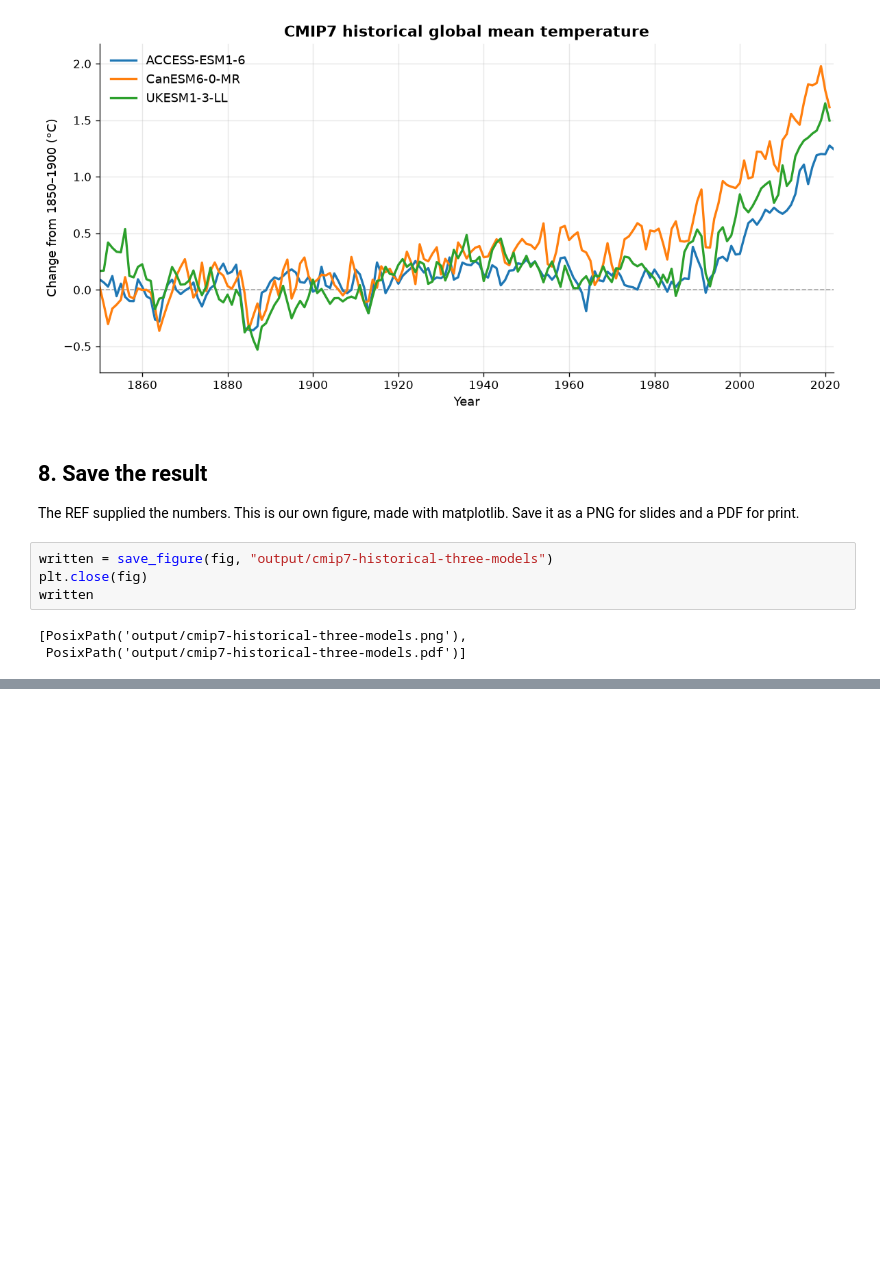
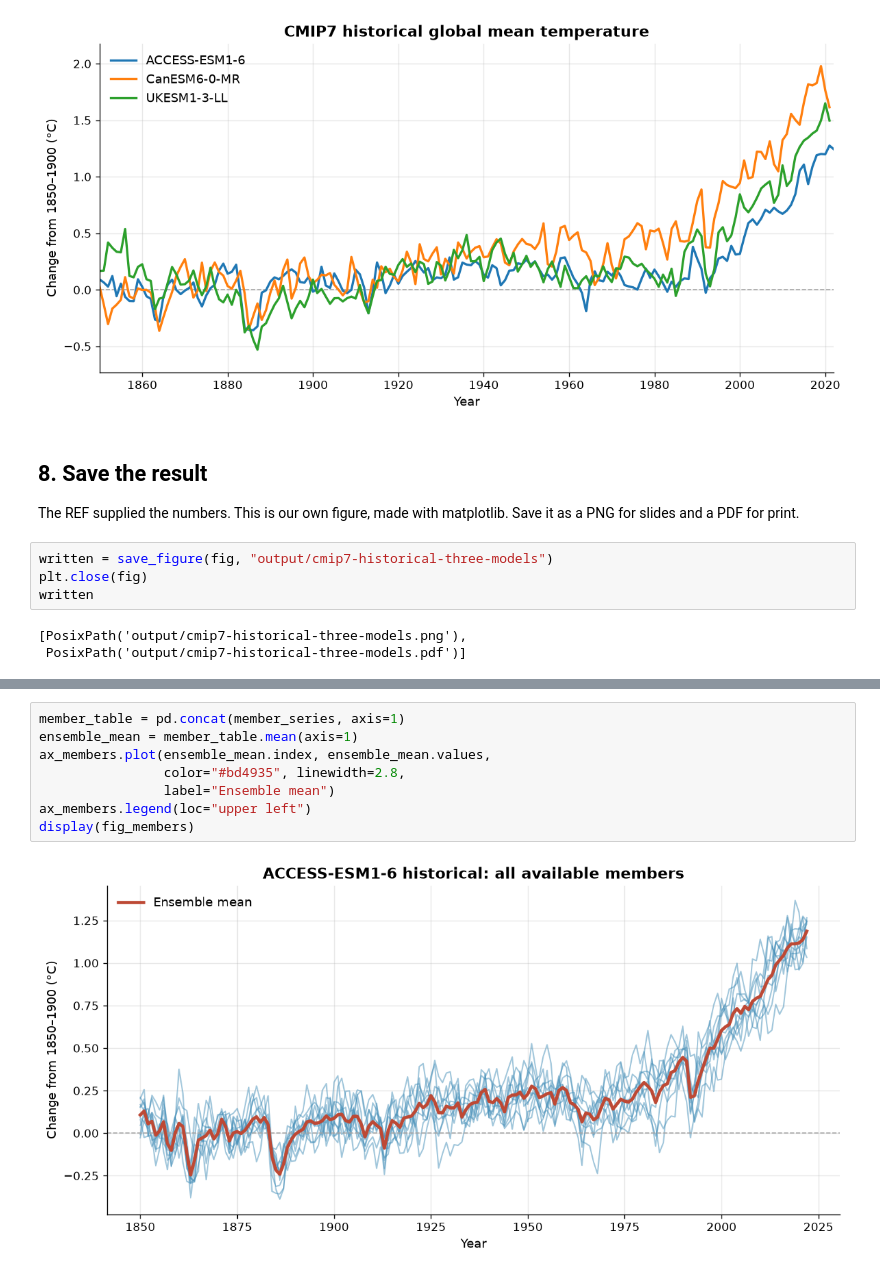
Before and after one commit to Climate-REF/climate-ref-tutorials, a Jupyter notebook: notebooks/03-publication-figure.ipynb, the cells around one changed output, grey strips where cells are left out. Saved outputs shown, nothing was run; the diff lists cells and outputs as text; blank space fills up the shorter version.

```diff
--- a/notebooks/03-publication-figure.ipynb
+++ b/notebooks/03-publication-figure.ipynb
@@ -175,0 +229,10 @@ written
+# %%
+member_table = pd.concat(member_series, axis=1)
+ensemble_mean = member_table.mean(axis=1)
+ax_members.plot(ensemble_mean.index, ensemble_mean.values,
+                color="#bd4935", linewidth=2.8,
+                label="Ensemble mean")
+ax_members.legend(loc="upper left")
+display(fig_members)
+# %% [output]
+[figure, added]
```
Also changed, not shown: parts of 8 cells of this notebook, 1 other file.
